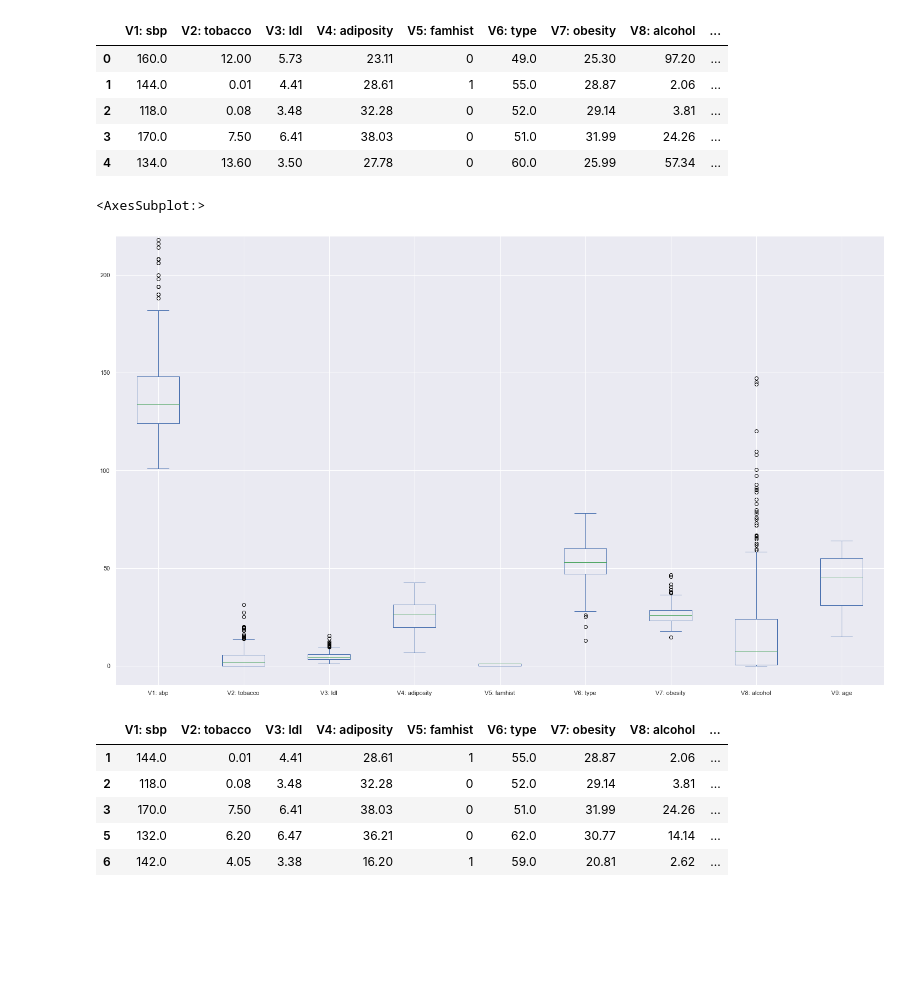
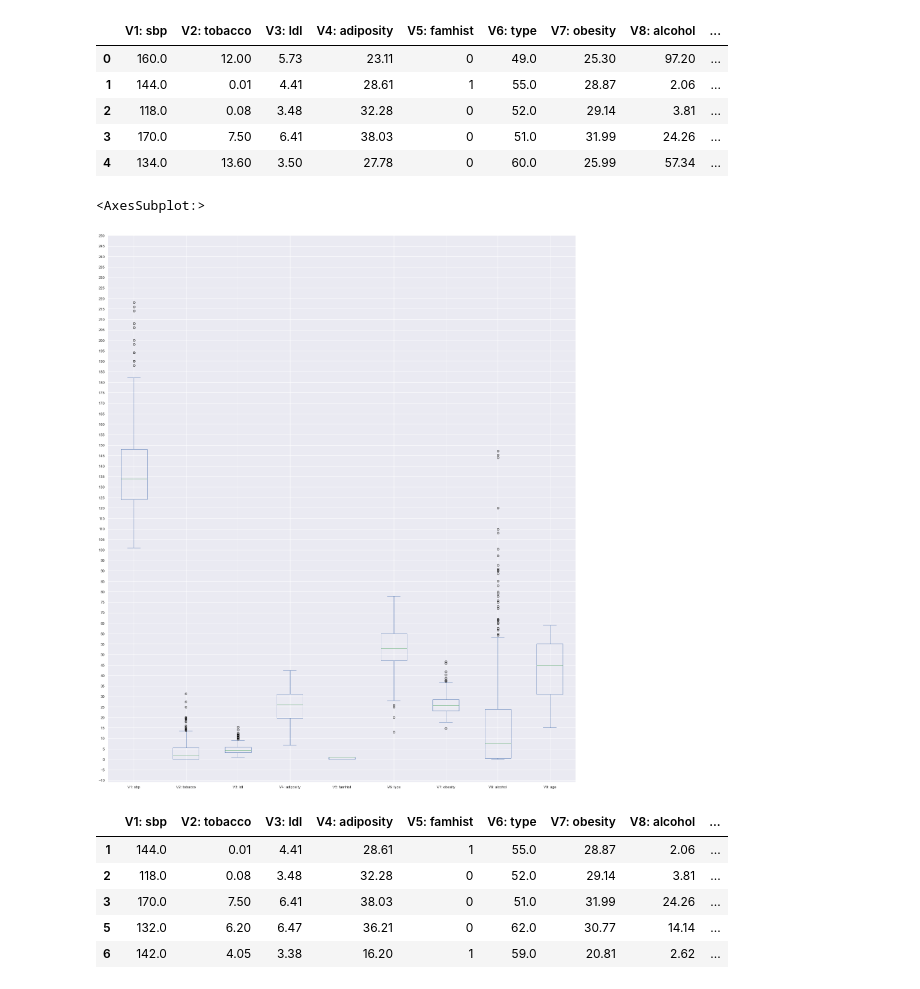
Before and after one commit to RyanJones999/AI-Assignment2, a Jupyter notebook: HeartDisease_Prediction.ipynb, the cells around one changed output. Cells and saved outputs as stored; diff of their text form; code cells hidden in the pictures; blank space fills up the shorter version.

Commit message:
added some tweaks including making the graphs a bit clearer and deleting some uneeded or overused code.

```diff
--- a/HeartDisease_Prediction.ipynb
+++ b/HeartDisease_Prediction.ipynb
@@ -62,11 +61,14 @@ df.head()
 | 2 | 118.0 | 0.08 | 3.48 | 32.28 | 0 | 52.0 | 29.14 | 3.81 | ... |
 | 3 | 170.0 | 7.50 | 6.41 | 38.03 | 0 | 51.0 | 31.99 | 24.26 | ... |
 | 4 | 134.0 | 13.60 | 3.50 | 27.78 | 0 | 60.0 | 25.99 | 57.34 | ... |
+# %%
+length = 250
+tick = range(-10, length+5, 5) #defining parameters for the boxplots
 # %%
-df[attr].plot(kind='box',figsize=(25,15),ylim=[-10,220])
+df[attr].plot(kind='box',figsize=(25,30),yticks=tick)
 # %% [output]
 <AxesSubplot:>
-[figure, old version]
+[figure, new version]
 # %%
 # time to remove the dots (data outside of the boxplot) to make the prediction more accurate
 for col in attr:
```
Also changed, not shown: parts of 16 cells of this notebook, 4 other files.
